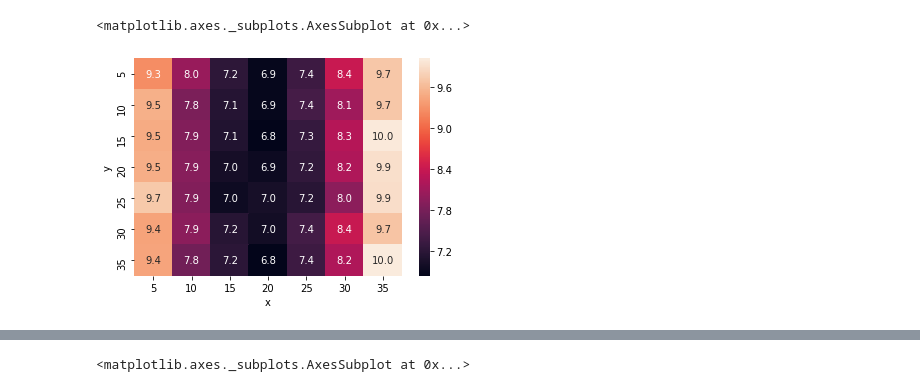
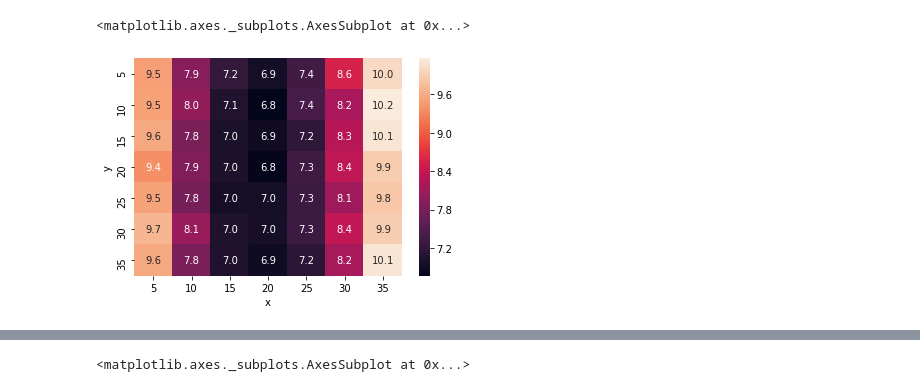
Before and after one commit to faaizT/CausalTwinAssessment, a Jupyter notebook: ELBO Analysis.ipynb, the cells around one changed output, grey strips where cells are left out. Drawn from its saved outputs; the diff is of its cells as text; code cells hidden in the pictures.

```diff
--- a/ELBO Analysis.ipynb
+++ b/ELBO Analysis.ipynb
@@ -1,10 +11,10 @@
 # %%
 import pandas as pd
 import seaborn as sns
 import numpy as np
-test_losses = pd.read_csv("/data/localhost/taufiq/model-wd-2/outputs.csv")
+test_losses = pd.read_csv("/data/localhost/taufiq/model-learn-posterior-w-phpol-wd_0.1-lr_0.0001/outputs.csv")
 test_losses = test_losses.pivot_table(index="y", columns="x", values="test loss", aggfunc=np.min)
 sns.heatmap(test_losses, vmax=test_losses.values.max(), vmin=test_losses.values.min(), annot=True, fmt='.1f')
 # %% [output]
 <matplotlib.axes._subplots.AxesSubplot at 0x...>
-[figure, old version]
+[figure, new version]
```
Also changed, not shown: parts of 3 cells of this notebook, 3 other files.
